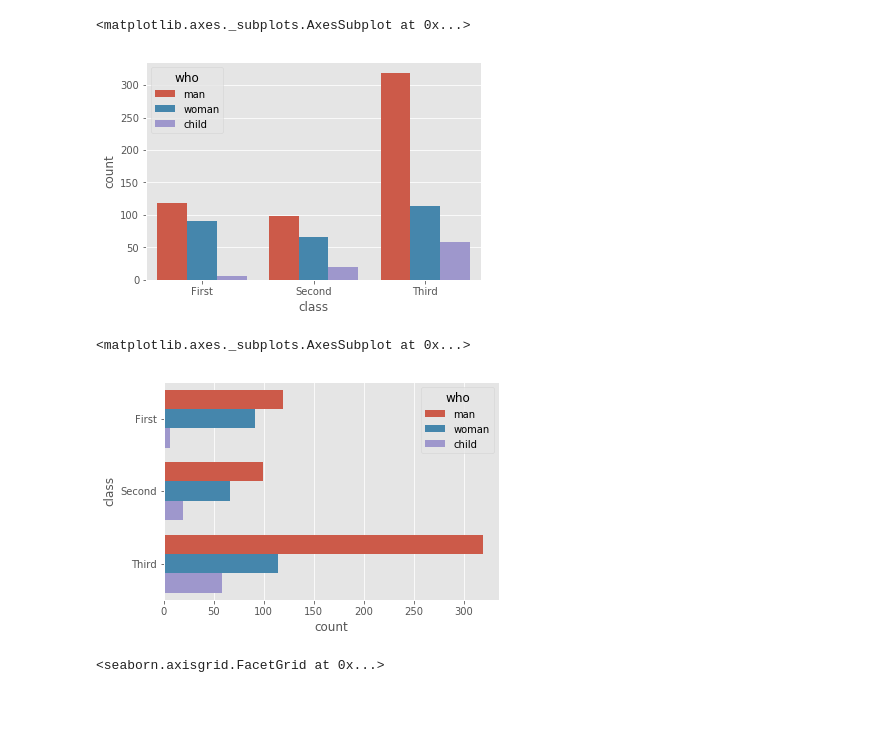
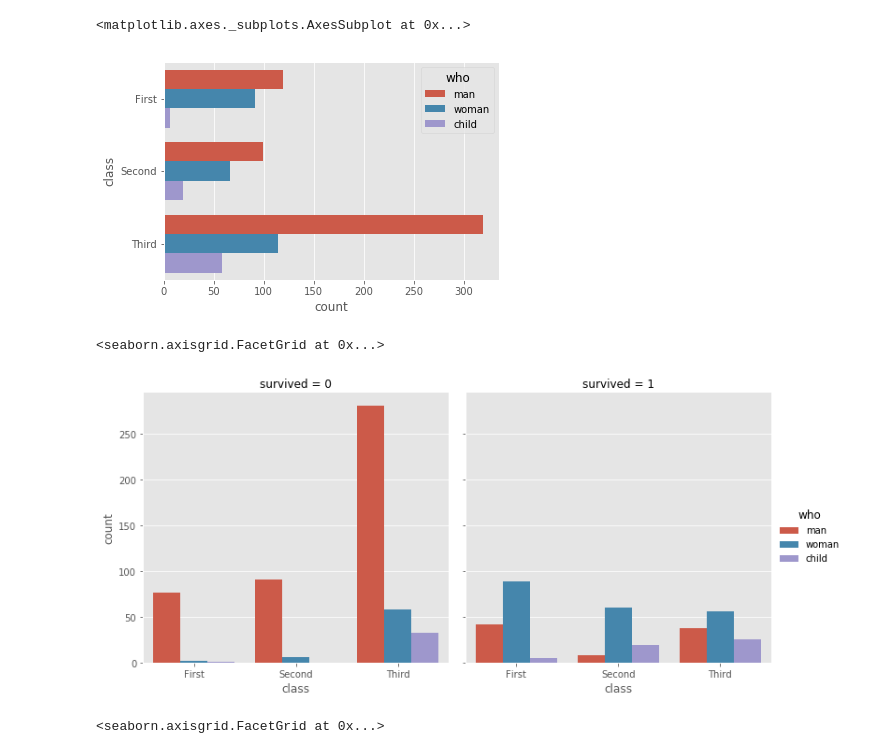
Before and after one commit to taanila/tilastoapu, a Jupyter notebook: kuviot2.ipynb, the cells around one changed output. Cells and saved outputs as stored; diff of their text form; code cells hidden in the pictures; blank space fills up the shorter version.

Commit message:
Pylväskuvioita seaborn-kirjaston avulla

```diff
--- a/kuviot2.ipynb
+++ b/kuviot2.ipynb
@@ -22,11 +44,15 @@ Text(0,0.5,'lukumäärä')
 # %%
-sns.countplot(x='class', hue='who', data=titanic)
+#Edellinen vaakapylväinä:
+sns.countplot(y='class', hue='who', data=titanic)
 # %% [output]
 <matplotlib.axes._subplots.AxesSubplot at 0x...>
-[figure, old version]
+[figure, new version]
-# %%
-sns.countplot(y='class', hue='who', data=titanic)
-# %% [output]
-<matplotlib.axes._subplots.AxesSubplot at 0x...>
-[figure, removed]
+# %%
+#Seabornilla saan helposti myös useita kuvioita samalla kertaa.
+#Seuraavassa onnettomuudessa kuolleille ja hengissä selvinneille on oma kuvionsa.
+#Vanhemmissa seaborn-versioissa toimiva koodi:
+sns.factorplot(x='class', hue='who', col='survived', data=titanic, kind='count')
+# %% [output]
+<seaborn.axisgrid.FacetGrid at 0x...>
+[figure, added]
 # %%
```
Also changed, not shown: parts of 16 cells of this notebook.
